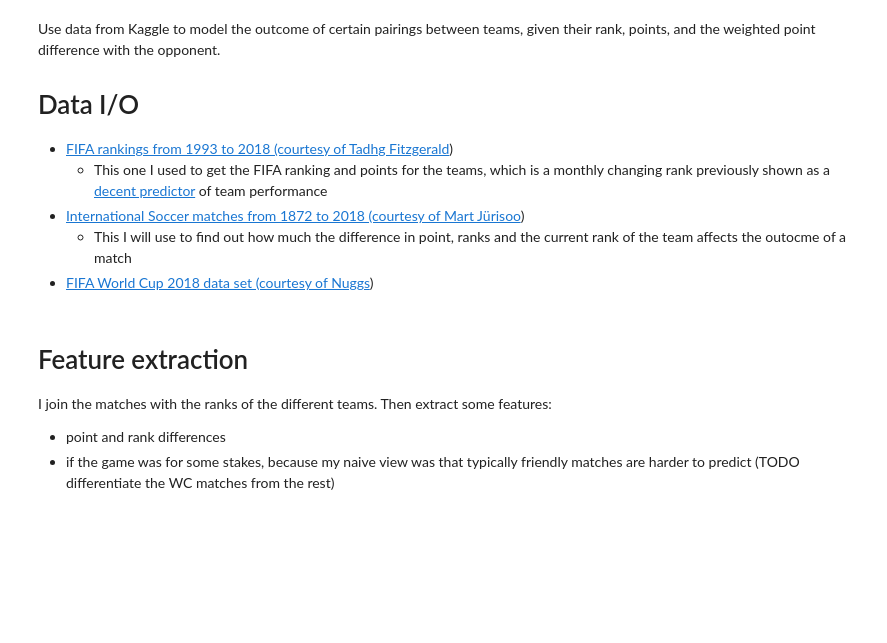
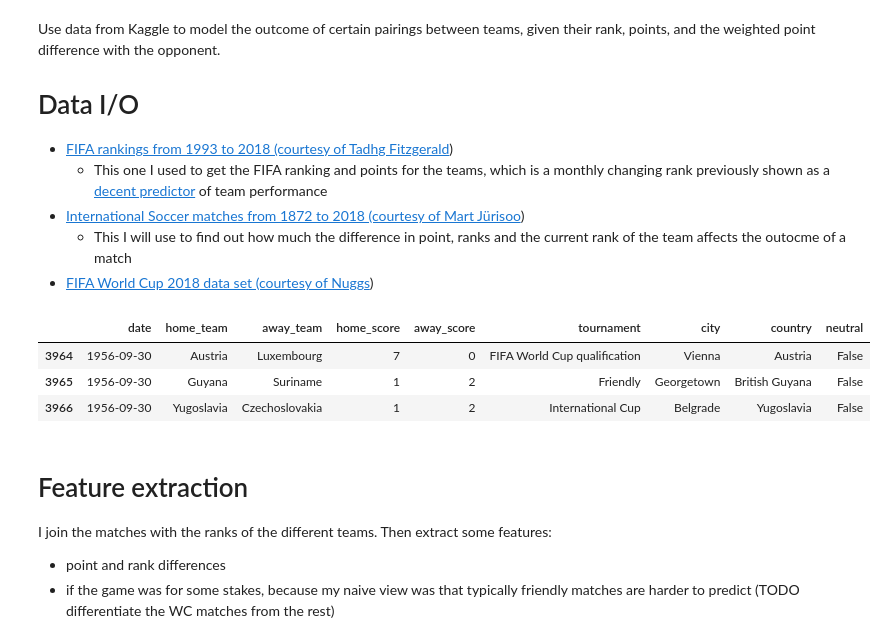
Before and after one commit to terry-li-hm/world_cup, a Jupyter notebook: agostontorok/agostontorok-v15-terry-reg-v02.ipynb, the cells around one changed output. Saved outputs shown, nothing was run; the diff lists cells and outputs as text; code cells hidden in the pictures; blank space fills up the shorter version.

```diff
--- a/agostontorok/agostontorok-v15-terry-reg-v02.ipynb
+++ b/agostontorok/agostontorok-v15-terry-reg-v02.ipynb
@@ -34,6 +34,13 @@ world_cup = world_cup.replace({"IRAN": "Iran",
                                "Columbia": "Colombia",
                                "Korea" : "Korea Republic"})
 world_cup = world_cup.set_index('Team')
+# %%
+matches[matches['date']=='1956-09-30']
+# %% [output]
+|  | date | home_team | away_team | home_score | away_score | tournament | city | country | neutral |
+| 3964 | 1956-09-30 | Austria | Luxembourg | 7 | 0 | FIFA World Cup qualification | Vienna | Austria | False |
+| 3965 | 1956-09-30 | Guyana | Suriname | 1 | 2 | Friendly | Georgetown | British Guyana | False |
+| 3966 | 1956-09-30 | Yugoslavia | Czechoslovakia | 1 | 2 | International Cup | Belgrade | Yugoslavia | False |
 # %% [markdown]
 # Feature extraction
 
```
Also changed, not shown: 4 other files.
